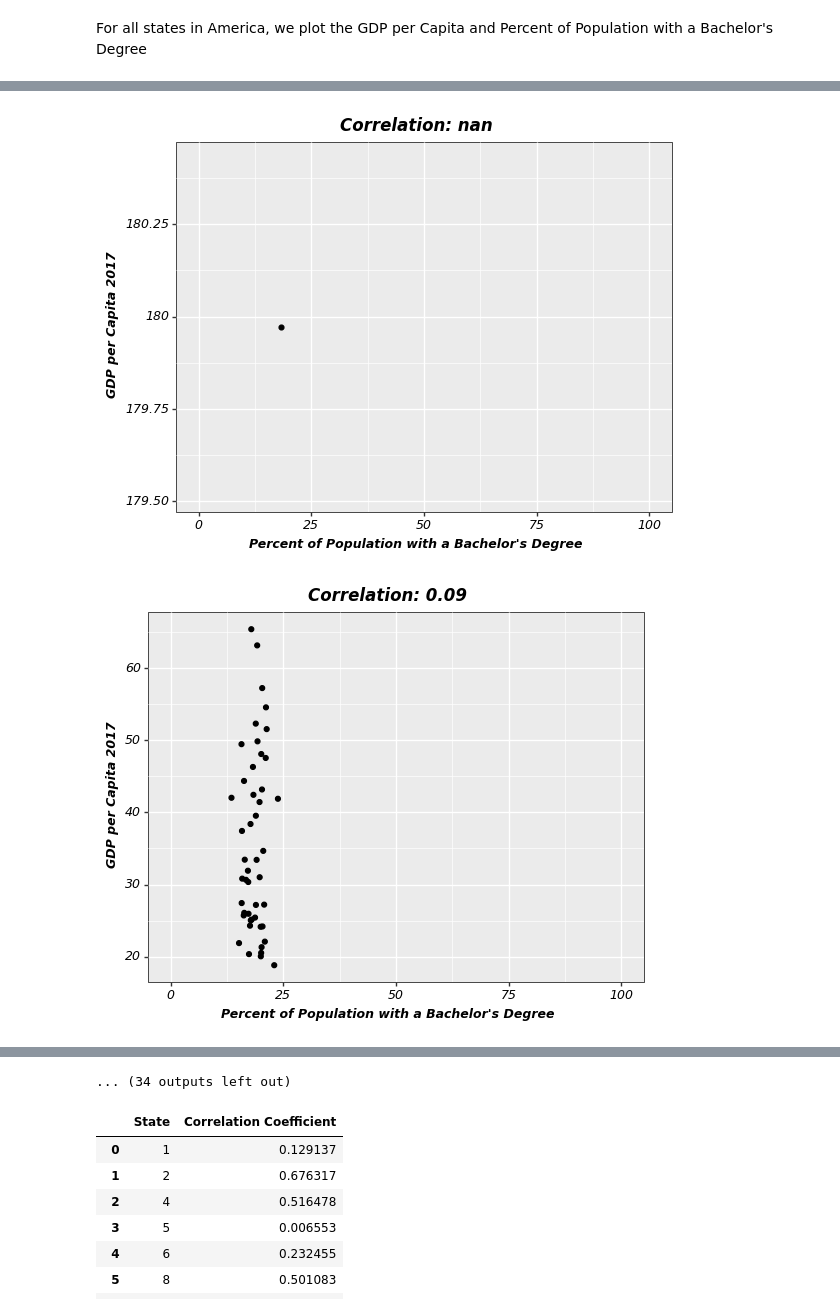
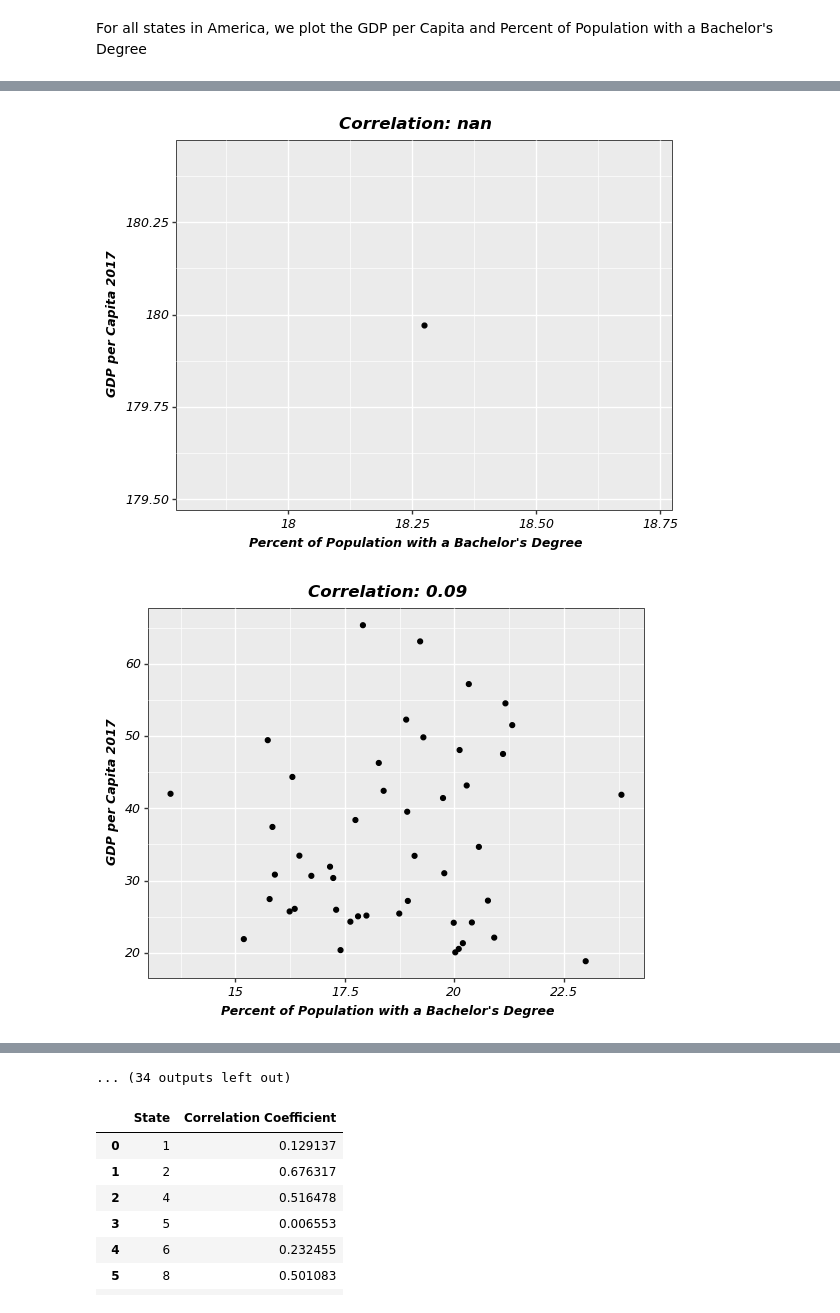
Before and after one commit to leomassoc/LSE-DS105L-Data-Detectives, a Jupyter notebook: notebooks/NB5 County Level Analysis.ipynb, the cells around one changed output, grey strips where cells are left out. Drawn from its saved outputs; the diff is of its cells as text; code cells hidden in the pictures.

```diff
--- a/notebooks/NB5 County Level Analysis.ipynb
+++ b/notebooks/NB5 County Level Analysis.ipynb
@@ -73,7 +73,6 @@ for desired_value in desired_values:
           axis_text=element_text(face='italic'),
           plot_title=element_text(face='bold',
                                   size=12)) + \
-          scale_x_continuous(limits=(0, 100)) + \
           theme(panel_border=element_rect(linewidth=0.5, color='black', fill=None))
 
 
@@ -90,2 +89,2 @@ for desired_value in desired_values:
-[figure, old version]
+[figure, new version]
-[figure, old version]
+[figure, new version]
```
Also changed, not shown: parts of 1 cell of this notebook.
